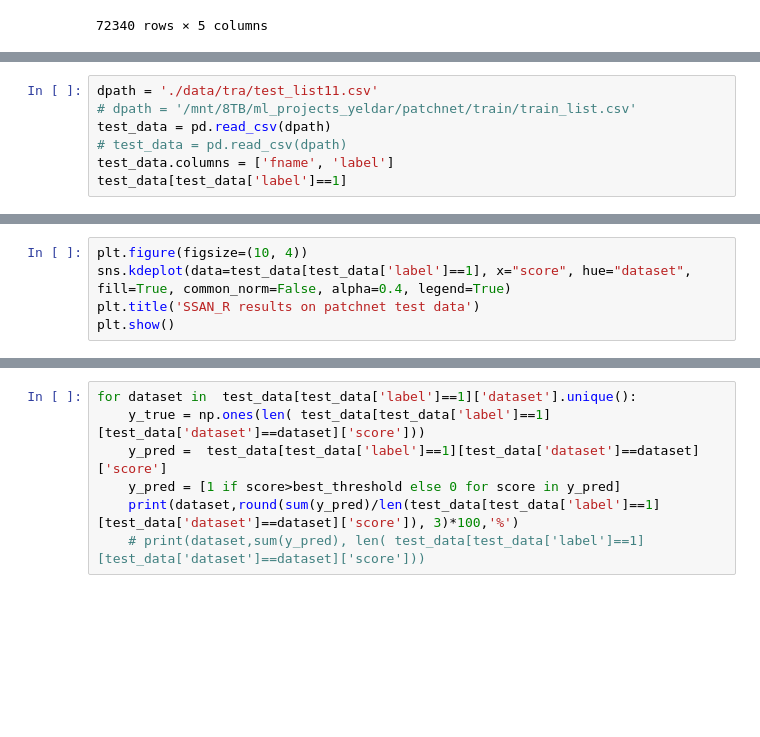
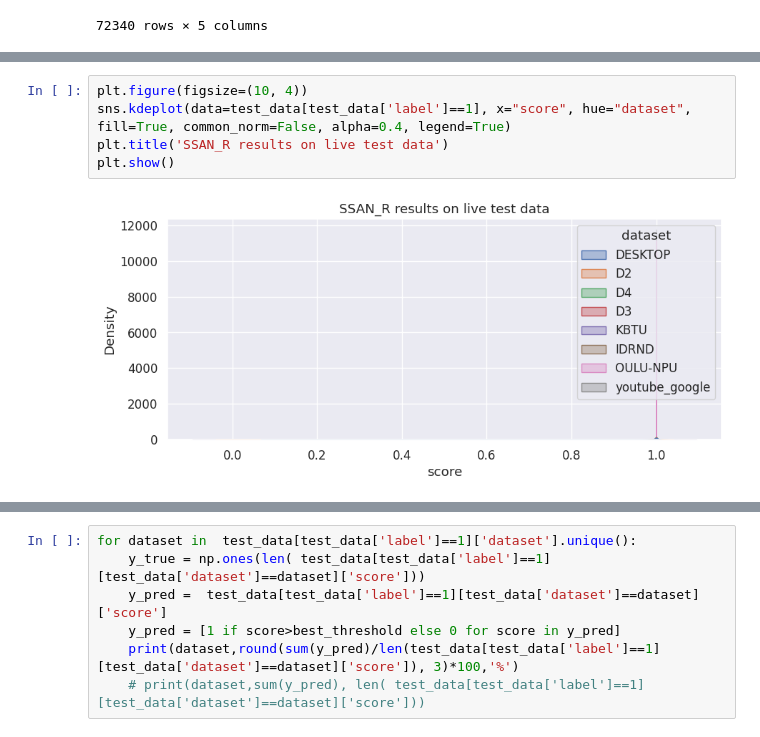
Before and after one commit to biometrickz/SSAN, a Jupyter notebook: inference.ipynb, the cells around one changed output, grey strips where cells are left out. Saved outputs shown, nothing was run; the diff lists cells and outputs as text; blank space fills up the shorter version.

```diff
--- a/inference.ipynb
+++ b/inference.ipynb
@@ -322,11 +335,4 @@ test_data
 18707 rows × 4 columns
-# %%
-dpath = './data/tra/test_list11.csv'
-# dpath = '/mnt/8TB/ml_projects_yeldar/patchnet/train/train_list.csv'
-test_data = pd.read_csv(dpath)
-# test_data = pd.read_csv(dpath)
-test_data.columns = ['fname', 'label']
-test_data[test_data['label']==1]
 # %%
 test_data = pd.merge(test_data, df, on=['img_basename'], how='left')
 # test_data = pd.merge(test_data, test_data2, on=['fname'], how='outer')
@@ -343,8 +388,10 @@ test_data[test_data['label']==0].groupby(['dataset'])['score'].describe()
 # %%
 plt.figure(figsize=(10, 4))
 sns.kdeplot(data=test_data[test_data['label']==1], x="score", hue="dataset", fill=True, common_norm=False, alpha=0.4, legend=True)
-plt.title('SSAN_R results on patchnet test data')
+plt.title('SSAN_R results on live test data')
 plt.show()
+# %% [output]
+[figure, added]
 # %%
 plt.figure(figsize=(10, 4))
 sns.kdeplot(data=test_data[test_data['label']==0], x="score", hue="dataset", fill=True, common_norm=False, alpha=0.4, legend=True)
```
Also changed, not shown: parts of 9 cells of this notebook, 3 other files.
